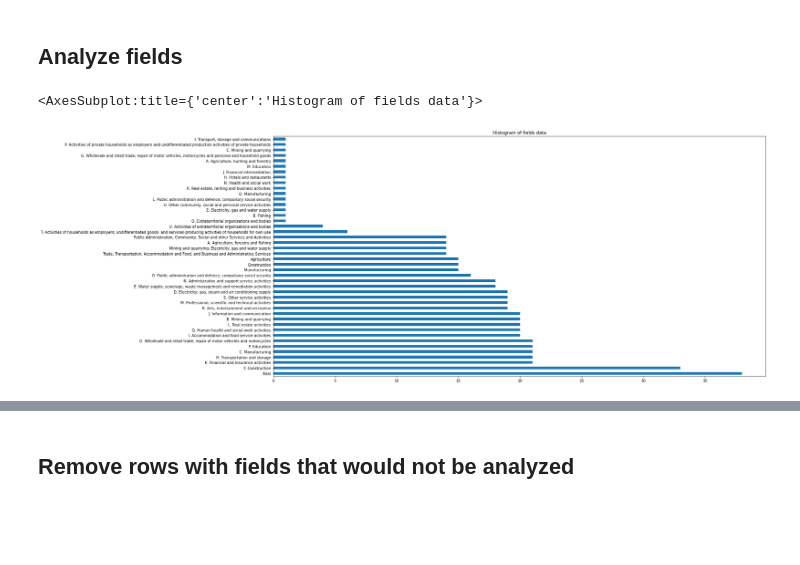
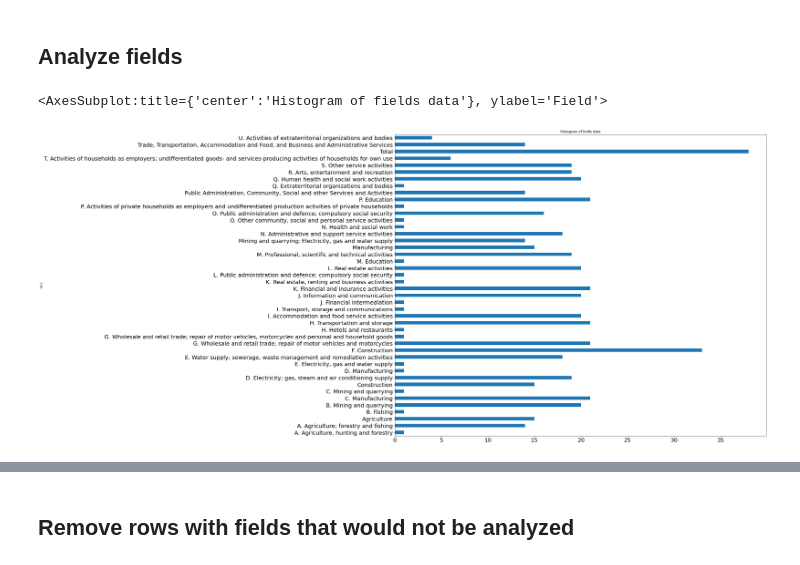
Before and after one commit to Vergenter/familyWealth, a Jupyter notebook: earnings_split_wrangling.ipynb, the cells around one changed output, grey strips where cells are left out. Drawn from its saved outputs; the diff is of its cells as text; code cells hidden in the pictures; blank space fills up the shorter version.

```diff
--- a/earnings_split_wrangling.ipynb
+++ b/earnings_split_wrangling.ipynb
@@ -77,7 +79,7 @@ merged_pd.head()
 # %% [markdown]
 ## Analyze fields
 # %%
-merged_pd.Field.value_counts().plot.barh(figsize=(24,12),title="Histogram of fields data")
+merged_pd.groupby(level=1).size().plot.barh(figsize=(24,20),title="Histogram of fields data",fontsize=20)
 # %% [output]
-<AxesSubplot:title={'center':'Histogram of fields data'}>
+<AxesSubplot:title={'center':'Histogram of fields data'}, ylabel='Field'>
-[figure, old version]
+[figure, new version]
```
Also changed, not shown: parts of 16 cells of this notebook, 5 other files.
